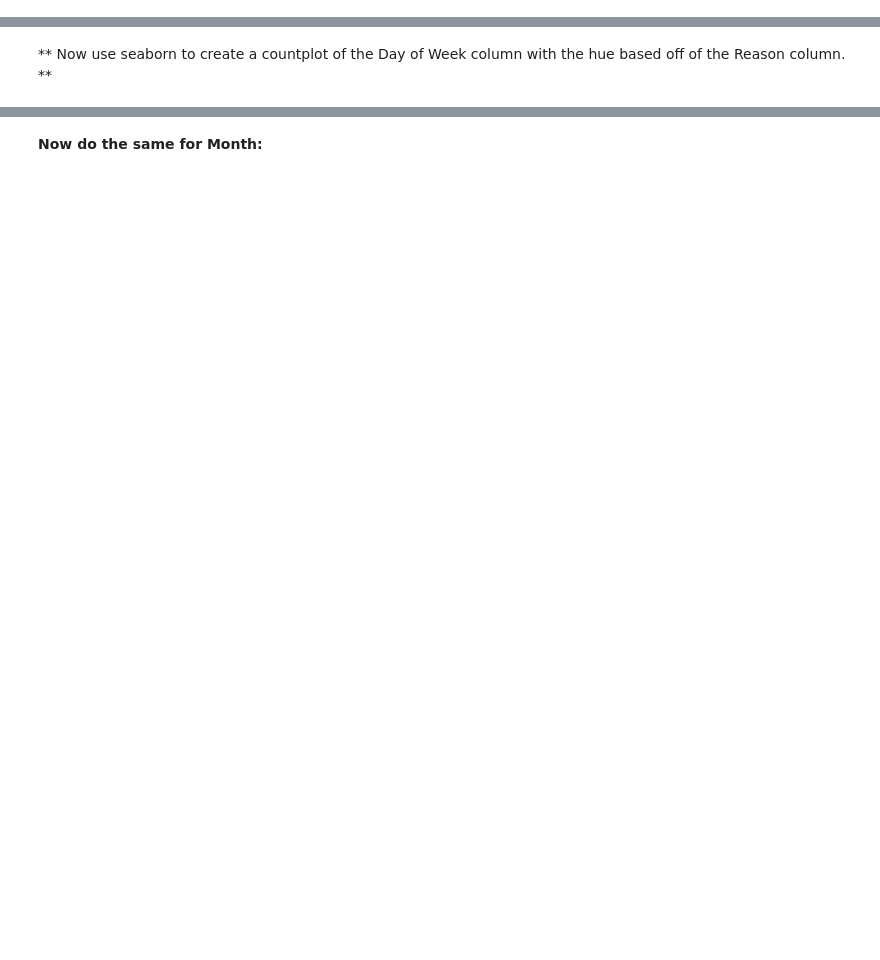
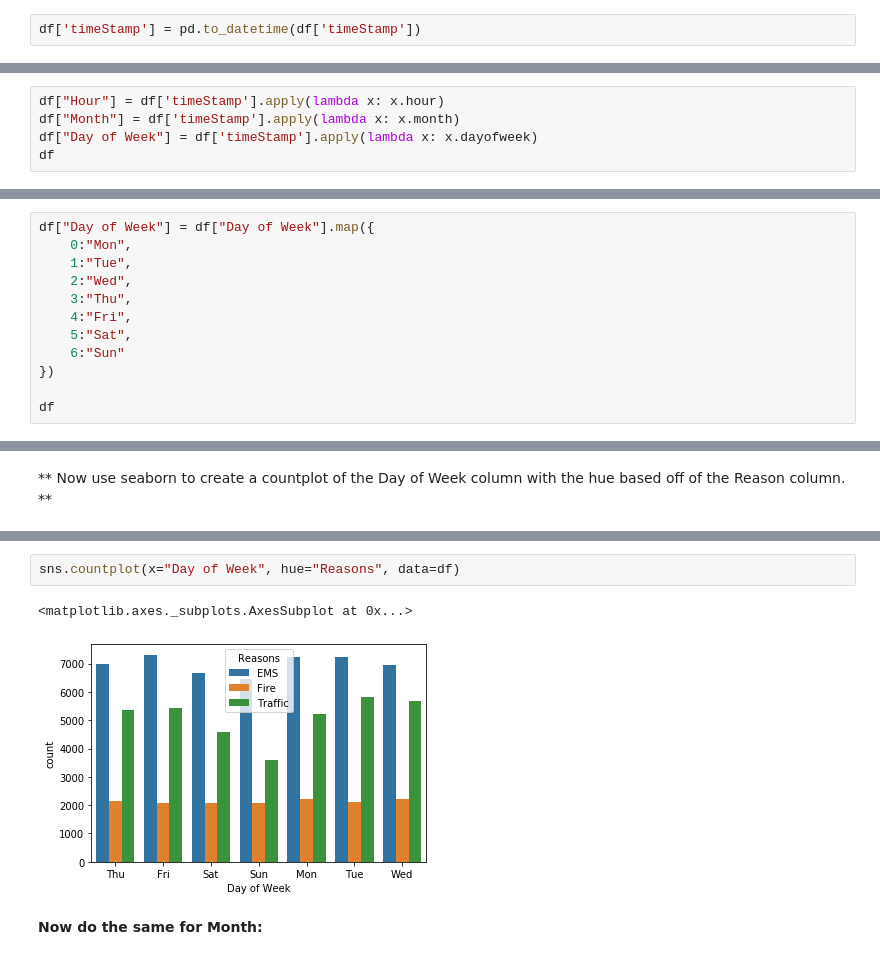
Before and after one commit to TR-1000/Machine-Learning-and-Data-Science, a Jupyter notebook: DS-ML-Bootcamp/10-Data-Capstone-Projects/911 Calls Data Capstone Project answers.ipynb, the cells around one changed output, grey strips where cells are left out. Drawn from its saved outputs; the diff is of its cells as text; blank space fills up the shorter version.

```diff
--- a/DS-ML-Bootcamp/10-Data-Capstone-Projects/911 Calls Data Capstone Project answers.ipynb
+++ b/DS-ML-Bootcamp/10-Data-Capstone-Projects/911 Calls Data Capstone Project answers.ipynb
@@ -183,2 +201,4 @@ str
 # %% [markdown]
 ** You should have seen that these timestamps are still strings. Use [pd.to_datetime](http://pandas.pydata.org/pandas-docs/stable/generated/pandas.to_datetime.html) to convert the column from strings to DateTime objects. **
+# %%
+df['timeStamp'] = pd.to_datetime(df['timeStamp'])
@@ -189,3 +231,8 @@ str
     time.hour
 
 **You can use Jupyter's tab method to explore the various attributes you can call. Now that the timestamp column are actually DateTime objects, use .apply() to create 3 new columns called Hour, Month, and Day of Week. You will create these columns based off of the timeStamp column, reference the solutions if you get stuck on this step.**
+# %%
+df["Hour"] = df['timeStamp'].apply(lambda x: x.hour)
+df["Month"] = df['timeStamp'].apply(lambda x: x.month)
+df["Day of Week"] = df['timeStamp'].apply(lambda x: x.dayofweek)
+df
@@ -193,3 +254,15 @@ str
 ** Notice how the Day of Week is an integer 0-6. Use the .map() with this dictionary to map the actual string names to the day of the week: **
 
     dmap = {0:'Mon',1:'Tue',2:'Wed',3:'Thu',4:'Fri',5:'Sat',6:'Sun'}
+# %%
+df["Day of Week"] = df["Day of Week"].map({
+    0:"Mon",
+    1:"Tue",
+    2:"Wed",
+    3:"Thu",
+    4:"Fri",
+    5:"Sat",
+    6:"Sun"
+})
+
+df
@@ -202,2 +285,7 @@ str
+# %%
+sns.countplot(x="Day of Week", hue="Reasons", data=df)
+# %% [output]
+<matplotlib.axes._subplots.AxesSubplot at 0x...>
+[figure, added]
 # %% [markdown]
 **Now do the same for Month:**
```
Also changed, not shown: parts of 29 cells of this notebook.
